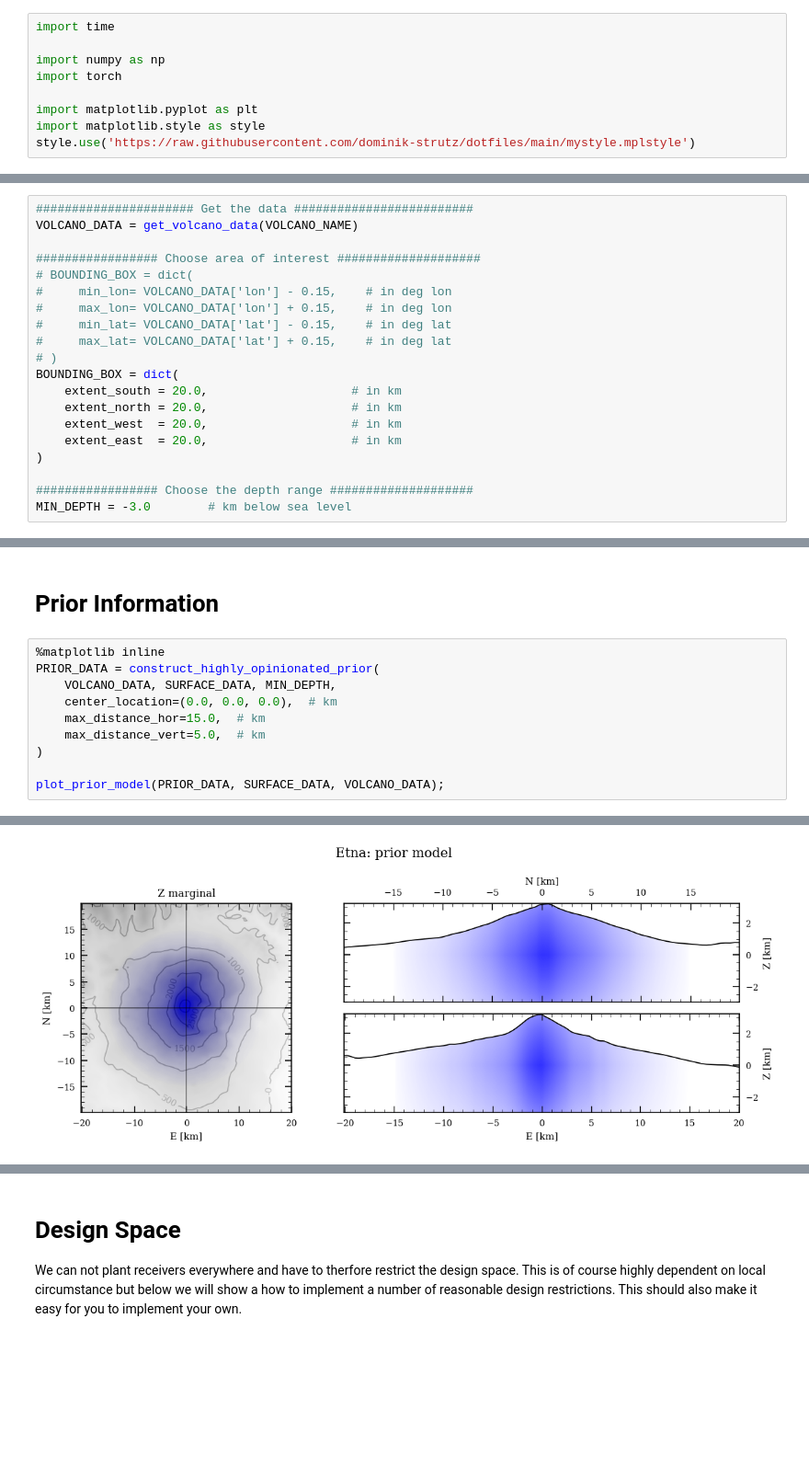
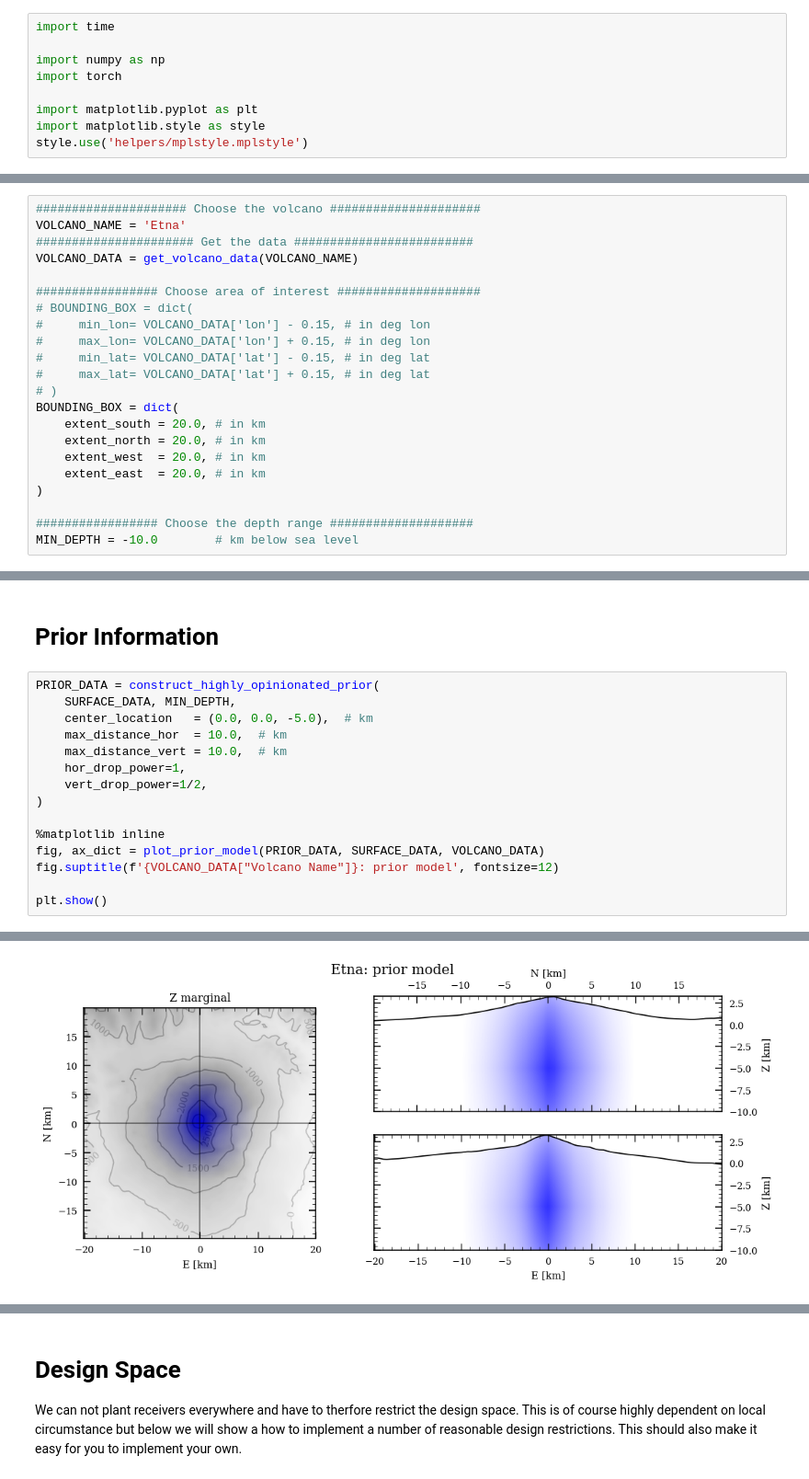
Before and after one commit to dominik-strutz/WoWED-volcano, a Jupyter notebook: main_design_notebook.ipynb, the cells around one changed output, grey strips where cells are left out. Shown at 92% size. Saved outputs shown, nothing was run; the diff lists cells and outputs as text; blank space fills up the shorter version.

```diff
--- a/main_design_notebook.ipynb
+++ b/main_design_notebook.ipynb
@@ -29,7 +29,7 @@ import torch
 
 import matplotlib.pyplot as plt
 import matplotlib.style as style
-style.use('https://raw.githubusercontent.com/dominik-strutz/dotfiles/main/mystyle.mplstyle')
+style.use('helpers/mplstyle.mplstyle')
 # %%
 from helpers.volcano_data_helpers import (
     get_volcano_data,
@@ -55,23 +49,25 @@ VOLCANO_NAME = 'Etna' # @param {type:"string"}
 # %%
+##################### Choose the volcano #####################
+VOLCANO_NAME = 'Etna'
 ###################### Get the data #########################
 VOLCANO_DATA = get_volcano_data(VOLCANO_NAME)
 
 ################# Choose area of interest ####################
 # BOUNDING_BOX = dict(
-#     min_lon= VOLCANO_DATA['lon'] - 0.15,    # in deg lon
-#     max_lon= VOLCANO_DATA['lon'] + 0.15,    # in deg lon
-#     min_lat= VOLCANO_DATA['lat'] - 0.15,    # in deg lat
-#     max_lat= VOLCANO_DATA['lat'] + 0.15,    # in deg lat
+#     min_lon= VOLCANO_DATA['lon'] - 0.15, # in deg lon
+#     max_lon= VOLCANO_DATA['lon'] + 0.15, # in deg lon
+#     min_lat= VOLCANO_DATA['lat'] - 0.15, # in deg lat
+#     max_lat= VOLCANO_DATA['lat'] + 0.15, # in deg lat
 # )
 BOUNDING_BOX = dict(
-    extent_south = 20.0,                    # in km
-    extent_north = 20.0,                    # in km
-    extent_west  = 20.0,                    # in km
-    extent_east  = 20.0,                    # in km
+    extent_south = 20.0, # in km
+    extent_north = 20.0, # in km
+    extent_west  = 20.0, # in km
+    extent_east  = 20.0, # in km
 )
 
 ################# Choose the depth range ####################
-MIN_DEPTH = -3.0        # km below sea level
+MIN_DEPTH = -10.0        # km below sea level
 # %% [markdown]
 # Topography
 # %%
@@ -113,13 +95,18 @@ plt.show()
 # %% [markdown]
 # Prior Information
 # %%
-%matplotlib inline
 PRIOR_DATA = construct_highly_opinionated_prior(
-    VOLCANO_DATA, SURFACE_DATA, MIN_DEPTH,
-    center_location=(0.0, 0.0, 0.0),  # km
-    max_distance_hor=15.0,  # km
-    max_distance_vert=5.0,  # km
+    SURFACE_DATA, MIN_DEPTH,
+    center_location   = (0.0, 0.0, -5.0),  # km
+    max_distance_hor  = 10.0,  # km
+    max_distance_vert = 10.0,  # km
+    hor_drop_power=1,
+    vert_drop_power=1/2,
 )
 
-plot_prior_model(PRIOR_DATA, SURFACE_DATA, VOLCANO_DATA);
+%matplotlib inline
+fig, ax_dict = plot_prior_model(PRIOR_DATA, SURFACE_DATA, VOLCANO_DATA)
+fig.suptitle(f'{VOLCANO_DATA["Volcano Name"]}: prior model', fontsize=12)
+
+plt.show()
 # %% [output]
@@ -127,3 +113,3 @@ Size of the volume data: 67.11 MB
-[figure, old version]
+[figure, new version]
 # %%
 ################# Calculate Prior Information ################
```
Also changed, not shown: parts of 18 cells of this notebook, 7 other files.
